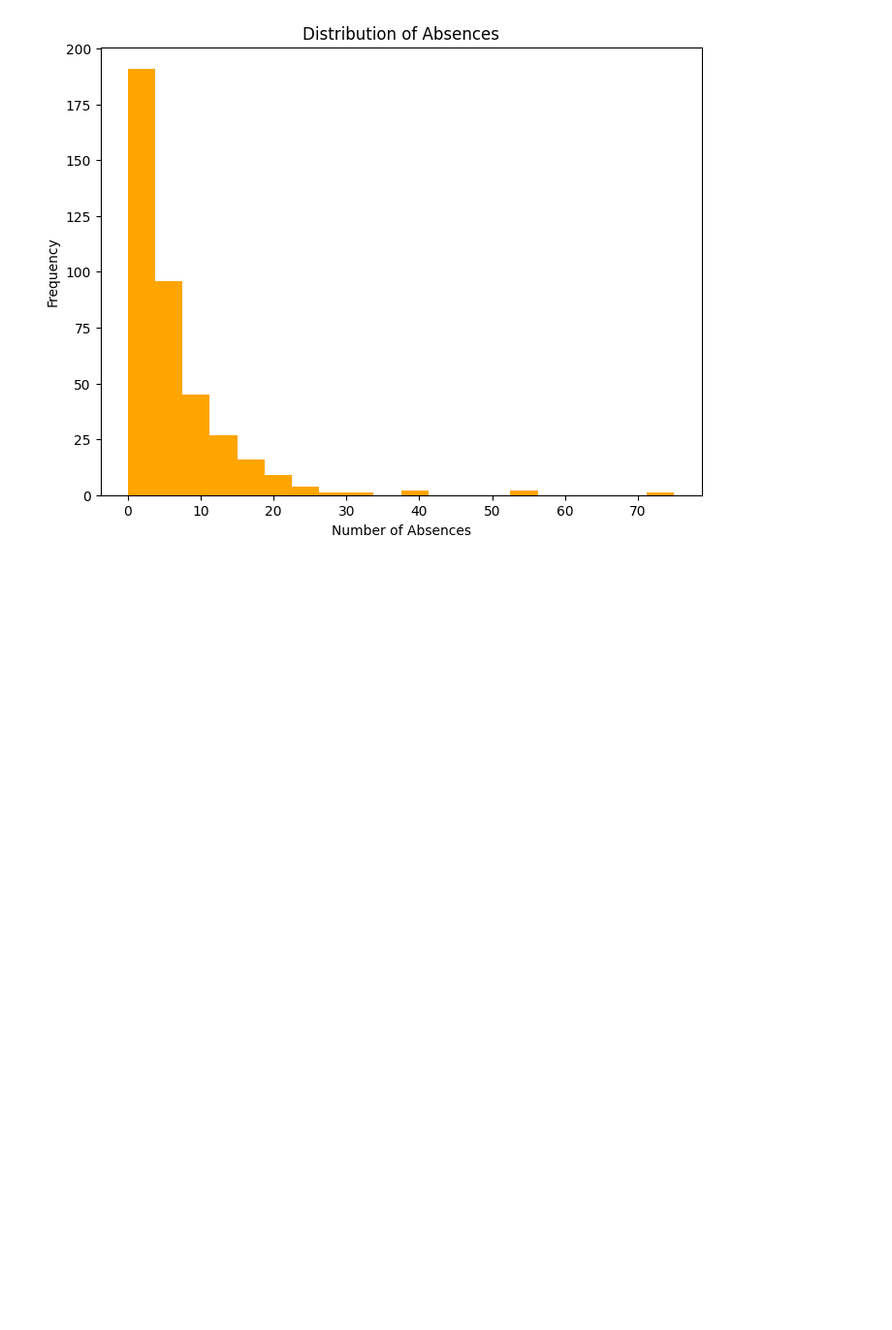
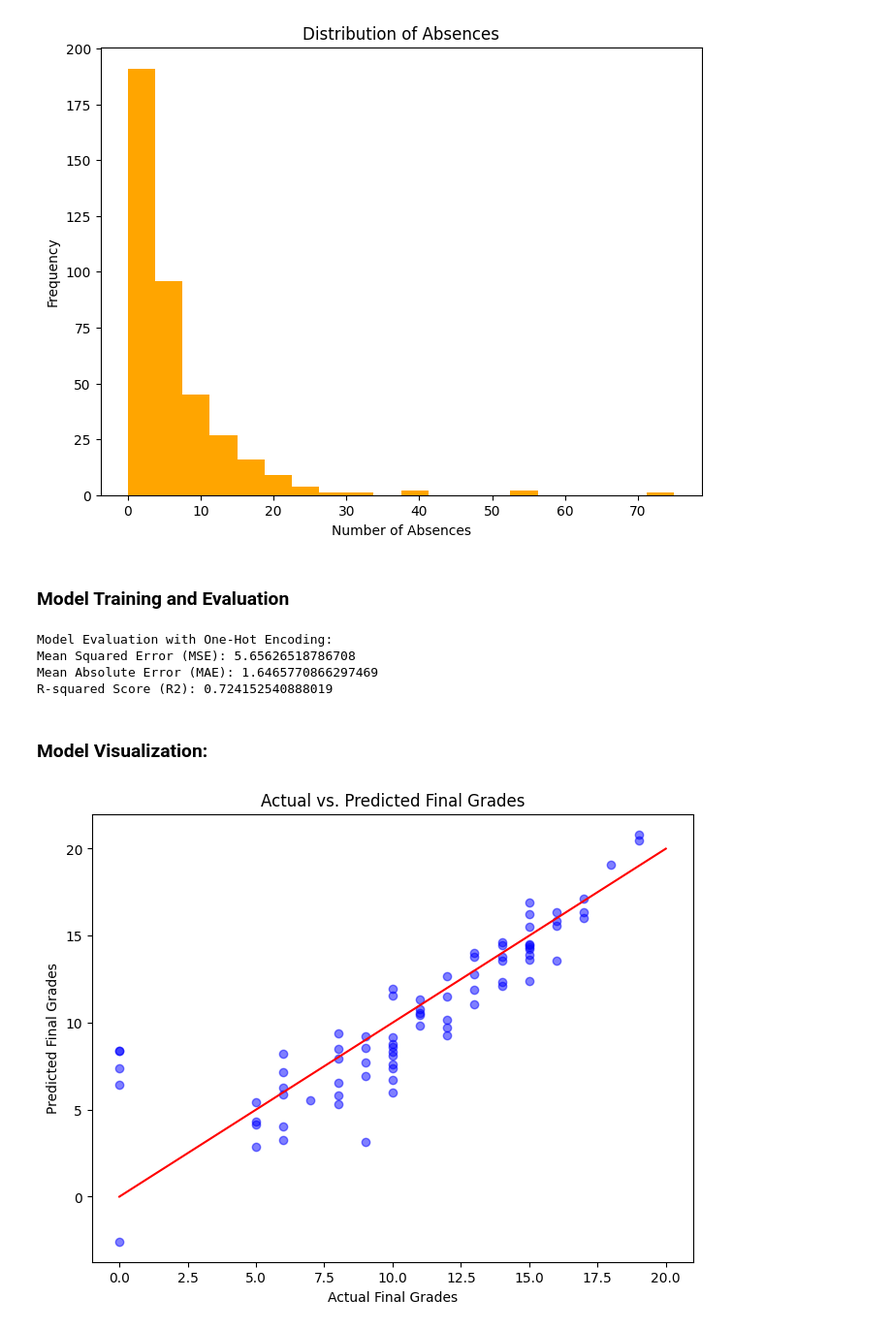
Before and after one commit to ReapredatoR/CodeAlpha_Predictive_Modeling_with_Linear-Regression, a Jupyter notebook: main.ipynb, the cells around one changed output. Shown at 97% size. Drawn from its saved outputs; the diff is of its cells as text; code cells hidden in the pictures; blank space fills up the shorter version.

```diff
--- a/main.ipynb
+++ b/main.ipynb
@@ -163,3 +165,56 @@ plt.ylabel('Frequency')
 plt.show()
 # %% [output]
 [figure]
+# %% [markdown]
+### Model Training and Evaluation
+# %%
+from sklearn.model_selection import train_test_split
+from sklearn.linear_model import LinearRegression
+from sklearn.metrics import mean_squared_error, mean_absolute_error, r2_score
+
+# Select features and target variable
+X = df.drop(['G3'], axis=1)
+y = df['G3']
+
+# Perform one-hot encoding for categorical variables
+X_encoded = pd.get_dummies(X)
+
+# Split the encoded data into training and testing sets
+X_train_encoded, X_test_encoded, y_train_encoded, y_test_encoded = train_test_split(X_encoded, y, test_size=0.2, random_state=42)
+
+# Initialize linear regression model
+model = LinearRegression()
+
+# Fit the model to the training data
+model.fit(X_train_encoded, y_train_encoded)
+
+# Make predictions on the testing data
+predictions_encoded = model.predict(X_test_encoded)
+
+# Evaluate the model
+mse_encoded = mean_squared_error(y_test_encoded, predictions_encoded)
+mae_encoded = mean_absolute_error(y_test_encoded, predictions_encoded)
+r2_encoded = r2_score(y_test_encoded, predictions_encoded)
+
+print("Model Evaluation with One-Hot Encoding:")
+print(f"Mean Squared Error (MSE): {mse_encoded}")
+print(f"Mean Absolute Error (MAE): {mae_encoded}")
+print(f"R-squared Score (R2): {r2_encoded}")
+# %% [output]
+Model Evaluation with One-Hot Encoding:
+Mean Squared Error (MSE): 5.65626518786708
+Mean Absolute Error (MAE): 1.6465770866297469
+R-squared Score (R2): 0.724152540888019
+# %% [markdown]
+### Model Visualization:
+# %%
+# Plotting actual vs. predicted final grades
+plt.figure(figsize=(8, 6))
+plt.scatter(y_test_encoded, predictions_encoded, color='blue', alpha=0.5)
+plt.plot([0, 20], [0, 20], color='red')  # Diagonal line representing perfect predictions
+plt.title('Actual vs. Predicted Final Grades')
+plt.xlabel('Actual Final Grades')
+plt.ylabel('Predicted Final Grades')
+plt.show()
+# %% [output]
+[figure, added]
```
Also changed, not shown: parts of 6 cells of this notebook.
